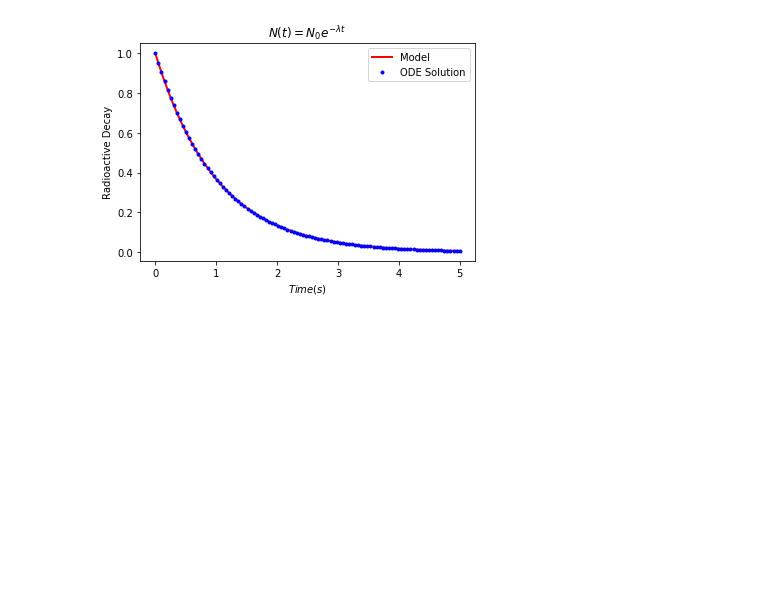
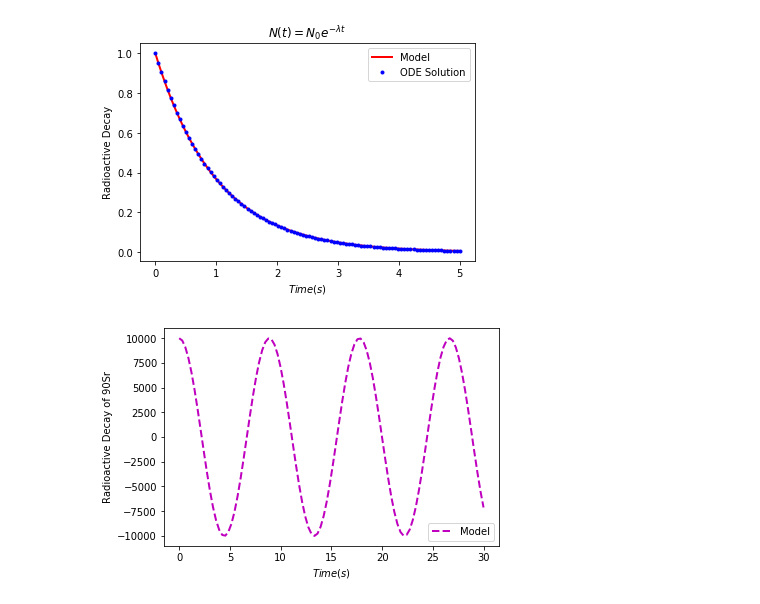
Before and after one commit to ignaciop/python_varios, a Jupyter notebook: playground.ipynb, the cells around one changed output. Drawn from its saved outputs; the diff is of its cells as text; code cells hidden in the pictures; blank space fills up the shorter version.

```diff
--- a/playground.ipynb
+++ b/playground.ipynb
@@ -711,3 +712,26 @@ plt.legend(loc='best')
 plt.show()
 # %% [output]
 [figure]
+# %%
+lambda1 = 0.5
+lambda2 = 0.5
+
+def dN_dt(y, t = 0):
+    g0 = y[1]
+    g1 = -lambda1 * y[0]
+    g2 = y[3]
+    g3 = -lambda2 * y[2] + lambda1 * y[0]
+    return [g0,g1,g2,g3]
+
+U0 = [10000,1,1,0.007]
+ts = np.linspace(0,30,100)
+Us = odeint(dN_dt, U0, ts)
+
+plt.figure()
+plt.plot(ts,Us[:,0],'m--',linewidth=2.0,label='Model')
+plt.xlabel(r'$Time (s)$')
+plt.ylabel('Radioactive Decay of 90Sr')
+plt.legend(loc='best')
+plt.show()
+# %% [output]
+[figure, added]
```
Also changed, not shown: parts of 6 cells of this notebook, 1 other file.
